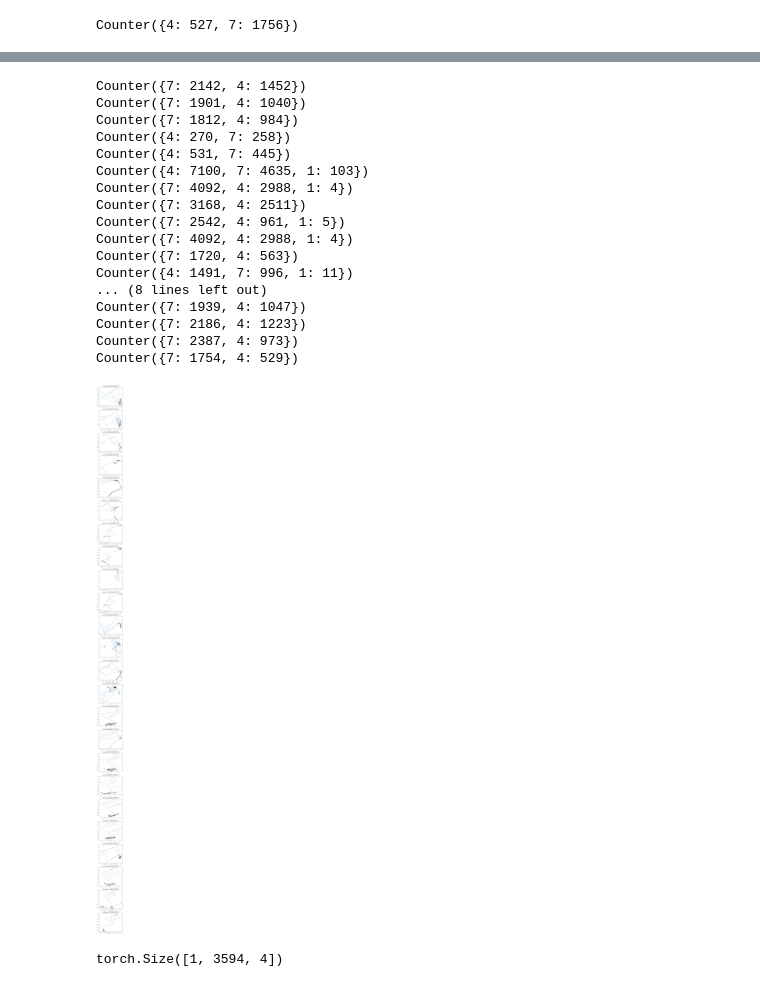
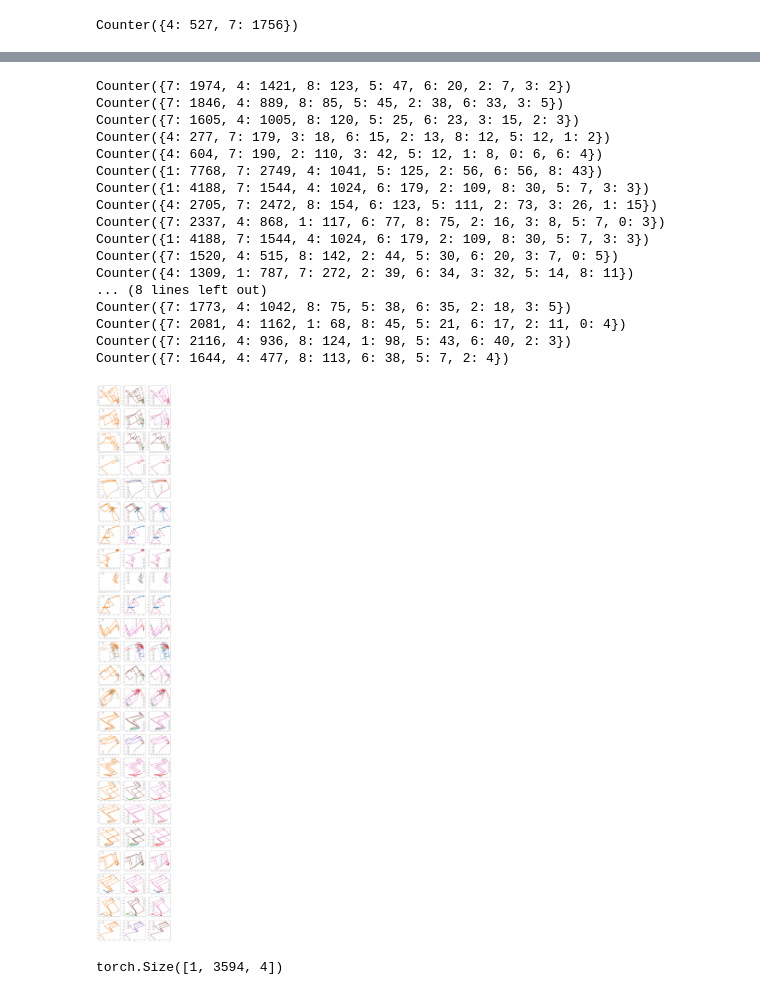
Before and after one commit to cmkerner20/sailing_app, a Jupyter notebook: tancModelMadness/realDataattempt1.ipynb, the cells around one changed output, grey strips where cells are left out. Drawn from its saved outputs; the diff is of its cells as text; code cells hidden in the pictures.

```diff
--- a/tancModelMadness/realDataattempt1.ipynb
+++ b/tancModelMadness/realDataattempt1.ipynb
@@ -155,3 +150,7 @@ from collections import Counter
 Counter(np.array(o1))
 # %% [output]
 Counter({4: 527, 7: 1756})
+# %%
+for name, man in pd.DataFrame([np.array(lon), np.array(lat), np.array(cols)]).T.groupby(2):
+    print(man[0])
+    break
@@ -157,0 +170,6 @@ Counter({4: 527, 7: 1756})
+# %%
+fig, axes = plt.subplots(1, 1, figsize = (5, 5))
+for name , man in pd.DataFrame([np.array(lon), np.array(lat), np.array(cols)]).T.groupby(2):
+    axes.plot(man[0], man[1], marker='o', linestyle='', ms=2, label=name)
+
+    axes.legend()
@@ -158,42 +178,58 @@ Counter({4: 527, 7: 1756})
 # %%
-fig, axes = plt.subplots(24, 1, figsize = (5,120))
+fig, axes = plt.subplots(24, 3, figsize = (15,120))
 for i, ax  in zip(Data, axes):
     X = i['track'].float()
     y = i['tags'].float()
     outputs = net(X)
     o1 = (outputs.detach().argmax(2).flatten())
     print(Counter(np.array(o1)))
     o2 = y.argmax(2).flatten()
     acc = accuracy_score(o1, o2)
 
 #     print("accuracy",  acc)
 
     lon = i['track'][0][:, 0]
     lat = i['track'][0][:, 1]
     cols = np.array(o1 == o2).astype(int)
 
-    ax.scatter(np.array(lon), np.array(lat), s = 1)
-    ax.scatter(np.array(lon), np.array(lat), c = o1, s = 1)
-    ax.set_title("Accuracy: " + str(acc))
+
+    for name , man in pd.DataFrame([np.array(lon), np.array(lat), np.array(cols)]).T.groupby(2):
+        ax[0].plot(man[0], man[1], marker='o', linestyle='', ms=2, label=name)
+        ax[0].legend()
+
+    for name , man in pd.DataFrame([np.array(lon), np.array(lat), np.array(o1)]).T.groupby(2):
+        ax[1].plot(man[0], man[1], marker='o', linestyle='', ms=2, label=name)
+        ax[1].legend()
+
+
+    for name , man in pd.DataFrame([np.array(lon), np.array(lat), np.array(o2)]).T.groupby(2):
+        ax[2].plot(man[0], man[1], marker='o', linestyle='', ms=2, label=name)
+        ax[2].legend()
+
+
+
+#     ax.scatter(np.array(lon), np.array(lat), s = 1)
+#     ax.scatter(np.array(lon), np.array(lat), c = cols, s = 1)
+#     ax.set_title("Accuracy: " + str(acc))
 # %% [output]
-Counter({7: 2142, 4: 1452})
-Counter({7: 1901, 4: 1040})
-Counter({7: 1812, 4: 984})
-Counter({4: 270, 7: 258})
-Counter({4: 531, 7: 445})
-Counter({4: 7100, 7: 4635, 1: 103})
-Counter({7: 4092, 4: 2988, 1: 4})
-Counter({7: 3168, 4: 2511})
-Counter({7: 2542, 4: 961, 1: 5})
-Counter({7: 4092, 4: 2988, 1: 4})
-Counter({7: 1720, 4: 563})
-Counter({4: 1491, 7: 996, 1: 11})
+Counter({7: 1974, 4: 1421, 8: 123, 5: 47, 6: 20, 2: 7, 3: 2})
+Counter({7: 1846, 4: 889, 8: 85, 5: 45, 2: 38, 6: 33, 3: 5})
+Counter({7: 1605, 4: 1005, 8: 120, 5: 25, 6: 23, 3: 15, 2: 3})
+Counter({4: 277, 7: 179, 3: 18, 6: 15, 2: 13, 8: 12, 5: 12, 1: 2})
+Counter({4: 604, 7: 190, 2: 110, 3: 42, 5: 12, 1: 8, 0: 6, 6: 4})
+Counter({1: 7768, 7: 2749, 4: 1041, 5: 125, 2: 56, 6: 56, 8: 43})
+Counter({1: 4188, 7: 1544, 4: 1024, 6: 179, 2: 109, 8: 30, 5: 7, 3: 3})
+Counter({4: 2705, 7: 2472, 8: 154, 6: 123, 5: 111, 2: 73, 3: 26, 1: 15})
+Counter({7: 2337, 4: 868, 1: 117, 6: 77, 8: 75, 2: 16, 3: 8, 5: 7, 0: 3})
+Counter({1: 4188, 7: 1544, 4: 1024, 6: 179, 2: 109, 8: 30, 5: 7, 3: 3})
+Counter({7: 1520, 4: 515, 8: 142, 2: 44, 5: 30, 6: 20, 3: 7, 0: 5})
+Counter({4: 1309, 1: 787, 7: 272, 2: 39, 6: 34, 3: 32, 5: 14, 8: 11})
 ... (8 lines left out)
-Counter({7: 1939, 4: 1047})
-Counter({7: 2186, 4: 1223})
-Counter({7: 2387, 4: 973})
-Counter({7: 1754, 4: 529})
+Counter({7: 1773, 4: 1042, 8: 75, 5: 38, 6: 35, 2: 18, 3: 5})
+Counter({7: 2081, 4: 1162, 1: 68, 8: 45, 5: 21, 6: 17, 2: 11, 0: 4})
+Counter({7: 2116, 4: 936, 8: 124, 1: 98, 5: 43, 6: 40, 2: 3})
+Counter({7: 1644, 4: 477, 8: 113, 6: 38, 5: 7, 2: 4})
-[figure, old version]
+[figure, new version]
 # %%
 X.shape
 # %% [output]
```
Also changed, not shown: parts of 3 cells of this notebook, 7 other files.
